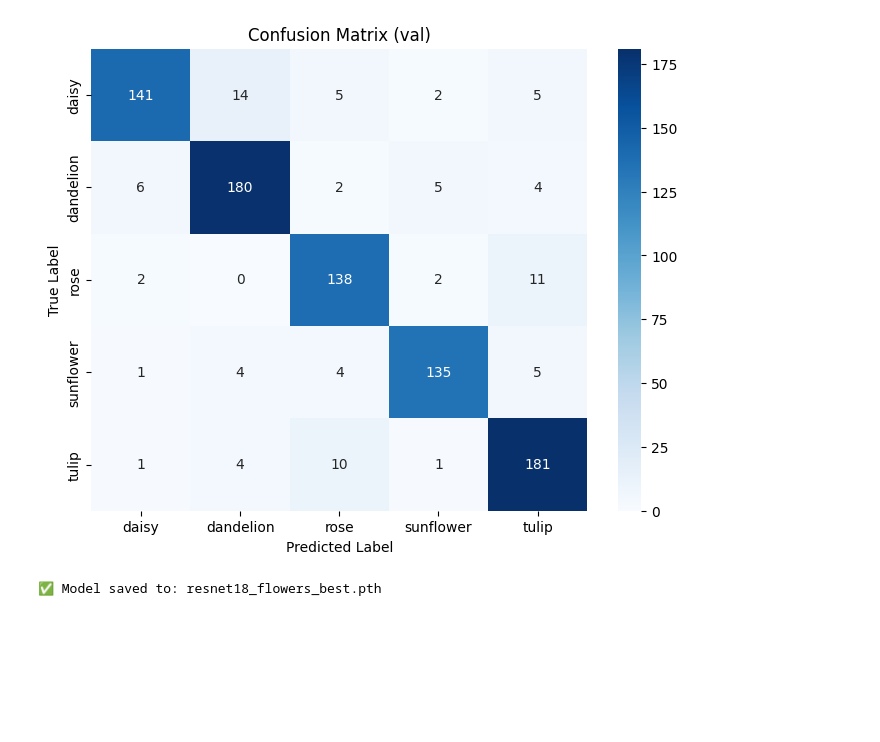
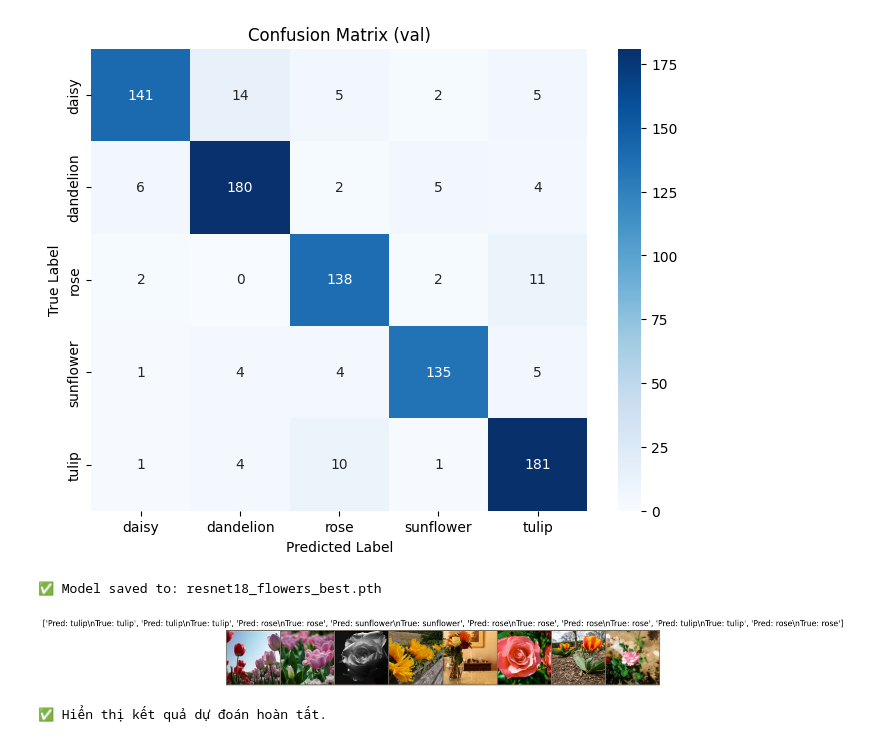
Before and after one commit to nmhkha/DL_Practice, a Jupyter notebook: practice2.ipynb, the cells around one changed output. Drawn from its saved outputs; the diff is of its cells as text; code cells hidden in the pictures; blank space fills up the shorter version.

```diff
--- a/practice2.ipynb
+++ b/practice2.ipynb
@@ -629,3 +629,53 @@ Classification Report:
 weighted avg       0.90      0.90      0.90       863
 [figure]
 ✅ Model saved to: resnet18_flowers_best.pth
+# %%
+# ---------- STEP 7: Evaluate and visualize predictions ----------
+
+import matplotlib.pyplot as plt
+import numpy as np
+import torch
+import torchvision
+
+# Đặt model sang chế độ đánh giá
+model_ft.eval()
+
+# Lấy class names từ dataloader
+class_names = image_datasets['train'].dataset.classes \
+    if isinstance(image_datasets['train'], torch.utils.data.Subset) \
+    else image_datasets['train'].classes
+
+# Hàm hiển thị ảnh (bỏ chuẩn hóa)
+def imshow(inp, title=None):
+    inp = inp.cpu().numpy().transpose((1, 2, 0))
+    mean = np.array([0.485, 0.456, 0.406])
+    std = np.array([0.229, 0.224, 0.225])
+    inp = std * inp + mean  # unnormalize
+    inp = np.clip(inp, 0, 1)
+    plt.imshow(inp)
+    if title:
+        plt.title(title)
+    plt.axis('off')
+
+# Lấy 1 batch ảnh từ dataloader (nếu có tập 'val' thì dùng val)
+phase_to_use = 'val' if 'val' in dataloaders else 'train'
+inputs, labels = next(iter(dataloaders[phase_to_use]))
+inputs = inputs.to(device)
+labels = labels.to(device)
+
+# Dự đoán
+with torch.no_grad():
+    outputs = model_ft(inputs)
+    _, preds = torch.max(outputs, 1)
+
+# Hiển thị 8 ảnh đầu tiên
+plt.figure(figsize=(12, 6))
+out = torchvision.utils.make_grid(inputs[:8])
+imshow(out, title=[f"Pred: {class_names[preds[j]]}\nTrue: {class_names[labels[j]]}"
+                   for j in range(8)])
+plt.show()
+
+print("✅ Hiển thị kết quả dự đoán hoàn tất.")
+# %% [output]
+[figure, added]
+✅ Hiển thị kết quả dự đoán hoàn tất.
```
